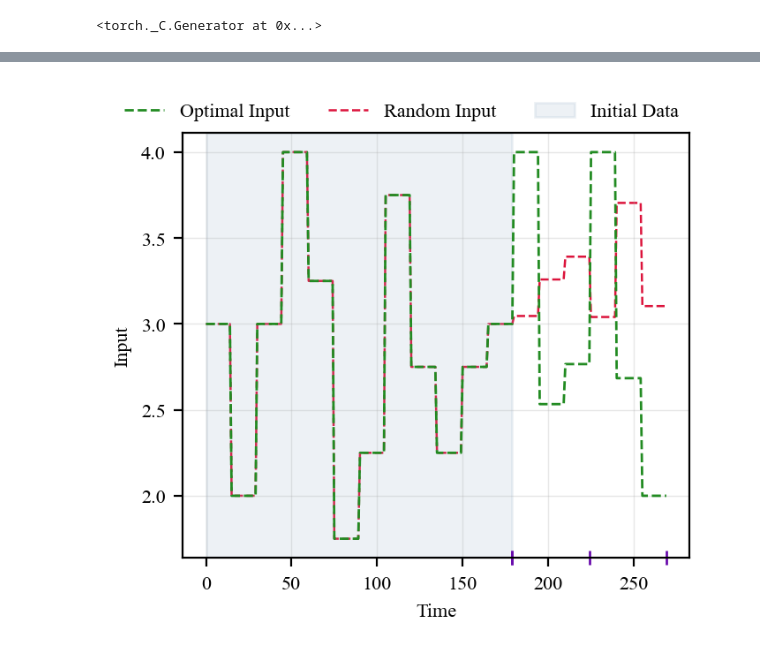
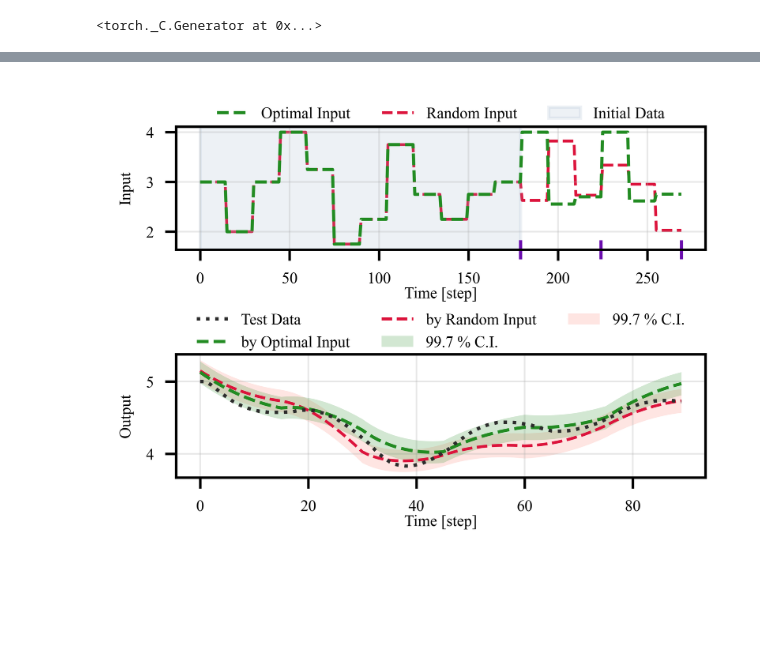
Before and after one commit to MiladBnit/Uncertainty-quantification-in-neural-state-space-models-applications, a Jupyter notebook: SI_ExperimentDesign.ipynb, the cells around one changed output, grey strips where cells are left out. Saved outputs shown, nothing was run; the diff lists cells and outputs as text; code cells hidden in the pictures; blank space fills up the shorter version.

```diff
--- a/SI_ExperimentDesign.ipynb
+++ b/SI_ExperimentDesign.ipynb
@@ -374,32 +261,62 @@ plt.show()
 # %%
 u_fit_cf_denorm  = datascaler.denormalize(u_fit_cf, datascaler.mu_u, datascaler.std_u, datascaler.mu_offset_u)
 u_fit_opt_denorm = datascaler.denormalize(u_fit, datascaler.mu_u, datascaler.std_u, datascaler.mu_offset_u)
+suprise_index_norm_opt, cunc_std_norm_opt, suprise_index_opt, y_query_opt, unc_std_opt, ppd_std_opt, u_query_opt, t_query_opt = si_model.query_stepinput(t_query_list=t_test, w_query=datascaler.normalize(w_test, datascaler.mu_u, datascaler.std_u, datascaler.mu_offset_u), x0_query=x0)
+suprise_index_norm_cf,  cunc_std_norm_cf,  suprise_index_cf,  y_query_cf,  unc_std_cf,  ppd_std_cf,  u_query_cf,  t_query_cf  = si_model_cf.query_stepinput(t_query_list=t_test, w_query=datascaler.normalize(w_test, datascaler.mu_u, datascaler.std_u, datascaler.mu_offset_u), x0_query=x0)
+y_test_true_denorm = datascaler.denormalize(y_test_true, datascaler.mu_y, datascaler.std_y, datascaler.mu_offset_y)
+y_test_denorm      = datascaler.denormalize(y_query_opt, datascaler.mu_y, datascaler.std_y, datascaler.mu_offset_y)
+y_test_cf_denorm   = datascaler.denormalize(y_query_cf,  datascaler.mu_y, datascaler.std_y, datascaler.mu_offset_y)
+ppd_std_test_denorm = ppd_std_opt
+ppd_std_test_cf_denorm = ppd_std_cf
 
 # Line width and figure settings
 lw = 0.9  # Line width
-dpi = 200
-fs = 8
+dpi = 1200
+fs = 5
 colors = ["#2D2D2D", "#1F77B4", "#228B22", "salmon", "#6A0DAD", "#8AA7C1", "crimson"]
 
 # Configure font
 plt.rcParams["font.family"] = "Times New Roman"
 plt.rcParams["font.size"] = fs
 plt.rcParams.update({'font.size': fs})
 
-fig, ax1 = plt.subplots(figsize=(3.5, 3), dpi=dpi)
-ax1.plot(u_fit_opt_denorm, label="Optimal Input", linewidth=lw+0.1, linestyle='--', color=colors[2], zorder=2)
-ax1.plot(u_fit_cf_denorm, label="Random Input", linewidth=lw, linestyle='--', color=colors[6], zorder=1)
-ax1.axvspan(0, t_fit[-1]-1, color=colors[5], alpha=0.15, label="Initial Data")
-ax1.set_ylabel("Input")
-ax1.set_xlabel("Time")
-ax1.grid(True, alpha=0.3, linewidth=0.5)
+# Create a 2x1 subplot layout
+fig, axs = plt.subplots(2, 1, figsize=(3, 2), dpi=dpi, gridspec_kw={'height_ratios': [1, 1]})
+
+# First plot (Input)
+axs[0].plot(u_fit_opt_denorm, label="Optimal Input", linewidth=lw+0.1, linestyle='--', color=colors[2], zorder=2)
+axs[0].plot(u_fit_cf_denorm, label="Random Input", linewidth=lw, linestyle='--', color=colors[6], zorder=1)
+axs[0].axvspan(0, t_fit[-1]-1, color=colors[5], alpha=0.15, label="Initial Data")
+axs[0].set_ylabel("Input")
+axs[0].set_xlabel("Time [step]", labelpad = 0.1)
+axs[0].grid(True, alpha=0.3, linewidth=0.5)
 
 xtick_values_minor = [t_fit[-1]-1] + [t_fit[-1]-1 + experiment_length * x for x in range(experiment_idx+1)]
-ax1.set_xticks(xtick_values_minor, minor=True)
-ax1.tick_params(axis='x', which='minor', length=6, width=1, color=colors[4], direction='inout')
+axs[0].set_xticks(xtick_values_minor, minor=True)
+axs[0].tick_params(axis='x', which='minor', length=6, width=1, color=colors[4], direction='inout')
 
-# Add legend above the plot with 4 columns
-fig.legend(loc="upper center", bbox_to_anchor=(0.5, 1.05), ncol=3, fontsize=fs, frameon=False)
-fig.tight_layout()
+# Add legend for the first subplot above it
+axs[0].legend(loc="upper center", bbox_to_anchor=(0.5, 1.275), ncol=3, fontsize=fs, frameon=False)
+
+# Second plot (Output)
+axs[1].plot(y_test_true_denorm, label="Test Data", linewidth=lw+0.2, linestyle=':', color=colors[0], zorder=5)
+axs[1].plot(y_test_denorm, label="by Optimal Input", linewidth=lw+0.1, linestyle='--', color=colors[2], zorder=4)
+axs[1].plot(y_test_cf_denorm, label="by Random Input", linewidth=lw, linestyle='--', color=colors[6], zorder=3)
+axs[1].fill_between(t_query_opt,
+                     y_test_denorm.ravel() - 3 * ppd_std_test_denorm.ravel(),
+                     y_test_denorm.ravel() + 3 * ppd_std_test_denorm.ravel(),
+                     color=colors[2], alpha=0.2, label="99.7 % C.I.", linewidth=0, zorder=2)
+axs[1].fill_between(t_query_cf,
+                     y_test_cf_denorm.ravel() - 3 * ppd_std_test_cf_denorm.ravel(),
+                     y_test_cf_denorm.ravel() + 3 * ppd_std_test_cf_denorm.ravel(),
+                     color=colors[3], alpha=0.2, label="99.7 % C.I.", linewidth=0, zorder=1)
+axs[1].set_ylabel("Output")
+axs[1].set_xlabel("Time [step]", labelpad = 0.1)
+axs[1].grid(True, alpha=0.3, linewidth=0.5)
+
+# Add legend for the second subplot above it
+axs[1].legend(loc="upper center", bbox_to_anchor=(0.5, 1.45), ncol=3, fontsize=fs, frameon=False)
+plt.subplots_adjust(hspace=0.85)
+plt.savefig('ExperimentDesign_Performance.pdf', dpi=dpi, bbox_inches='tight')
 # %% [output]
-[figure, old version]
+[figure, new version]
```
Also changed, not shown: parts of 11 cells of this notebook.
